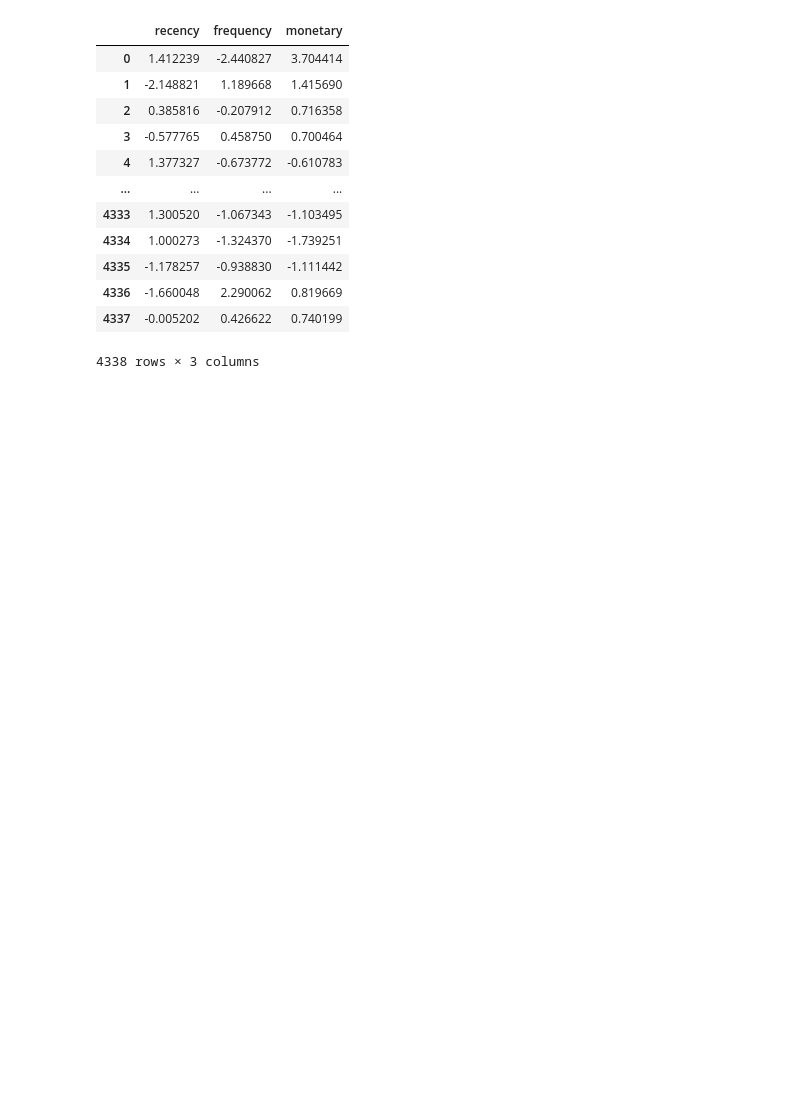
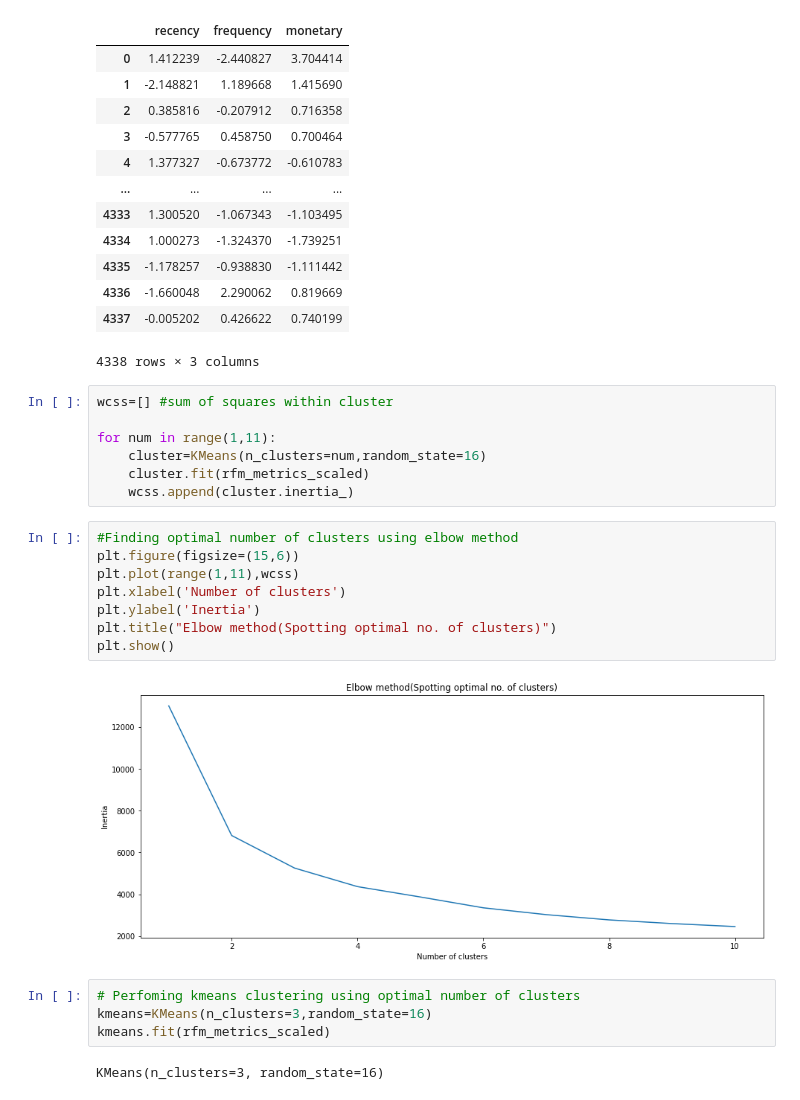
Before and after one commit to MihirKalariya25/MasterProject, a Jupyter notebook: Master_Project_main.ipynb, the cells around one changed output. Cells and saved outputs as stored; diff of their text form; blank space fills up the shorter version.

Commit message:
Clustering Models: Applied clustering techniques on RFM features (26th Mar-7th Apr)

```diff
--- a/Master_Project_main.ipynb
+++ b/Master_Project_main.ipynb
@@ -491,3 +491,26 @@ rfm_metrics_scaled
 | 4336 | -1.660048 | 2.290062 | 0.819669 |
 | 4337 | -0.005202 | 0.426622 | 0.740199 |
 4338 rows × 3 columns
+# %%
+wcss=[] #sum of squares within cluster
+
+for num in range(1,11):
+    cluster=KMeans(n_clusters=num,random_state=16)
+    cluster.fit(rfm_metrics_scaled)
+    wcss.append(cluster.inertia_)
+# %%
+#Finding optimal number of clusters using elbow method
+plt.figure(figsize=(15,6))
+plt.plot(range(1,11),wcss)
+plt.xlabel('Number of clusters')
+plt.ylabel('Inertia')
+plt.title("Elbow method(Spotting optimal no. of clusters)")
+plt.show()
+# %% [output]
+[figure, added]
+# %%
+# Perfoming kmeans clustering using optimal number of clusters
+kmeans=KMeans(n_clusters=3,random_state=16)
+kmeans.fit(rfm_metrics_scaled)
+# %% [output]
+KMeans(n_clusters=3, random_state=16)
```
Also changed, not shown: parts of 11 cells of this notebook.
